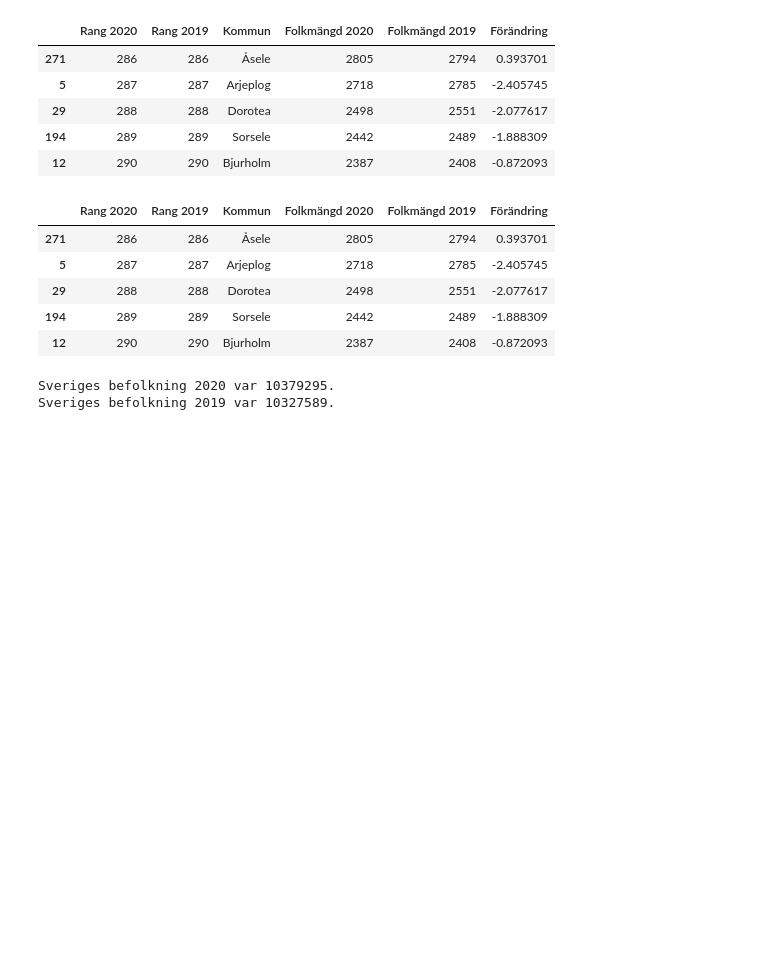
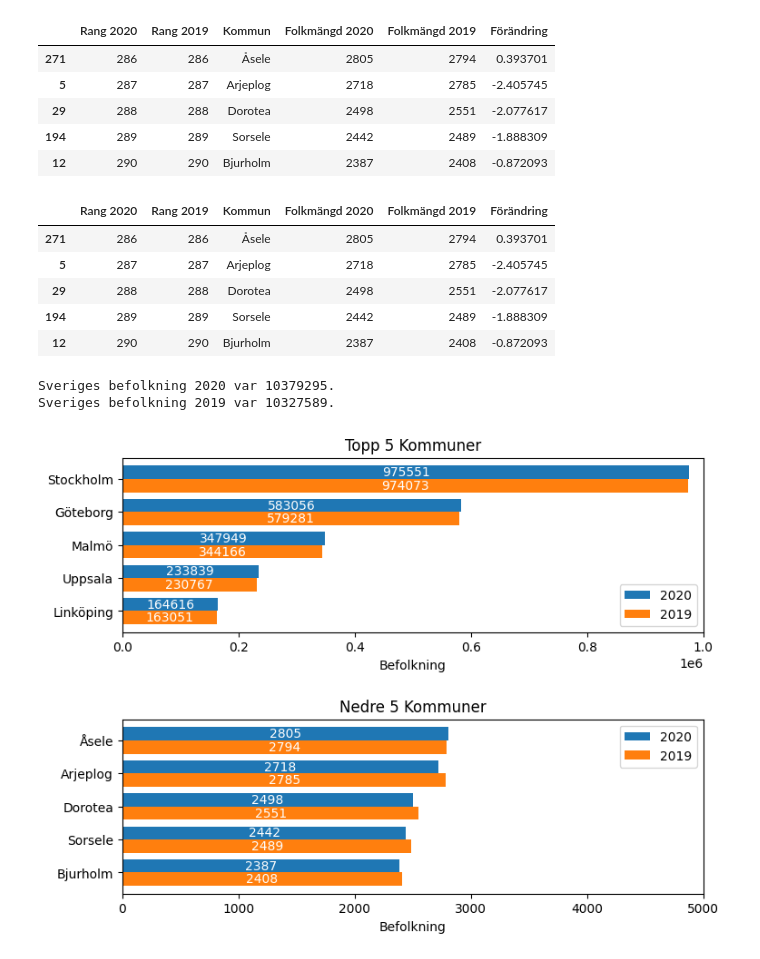
Before and after one commit to SVMino53/aiM24_Databehandling, a Jupyter notebook: Vecka 1/E1_pandas_basic_syntax.ipynb, the cells around one changed output. Cells and saved outputs as stored; diff of their text form; code cells hidden in the pictures; blank space fills up the shorter version.

```diff
--- a/Vecka 1/E1_pandas_basic_syntax.ipynb
+++ b/Vecka 1/E1_pandas_basic_syntax.ipynb
@@ -248,7 +249,8 @@ f)
 # %%
 # a)
 
-kommuner_df = pd.read_excel("../../Ali Repo/data/komtopp50_2020.xlsx", sheet_name="Totalt", header=[6])
+path = "../data/komtopp50_2020.xlsx"
+kommuner_df = pd.read_excel(path, sheet_name="Totalt", header=[6])
 
 kommuner_df.head()
 # %% [output]
@@ -362,6 +364,37 @@ print(f"Sveriges befolkning 2019 var {sum(populationer2019)}.")
 # %% [output]
 Sveriges befolkning 2020 var 10379295.
 Sveriges befolkning 2019 var 10327589.
+# %%
+# f)
+
+topp5 = kommuner_df.head()
+nedre = kommuner_df.tail()
+
+fig = plt.figure()
+
+ax = fig.add_axes((0, 0.6, 1, 0.4))
+bc20 = ax.barh(topp5["Kommun"][::-1], topp5["Folkmängd 2020"][::-1], 0.4, 0, align="edge", label=2020)
+bc19 = ax.barh(topp5["Kommun"], topp5["Folkmängd 2019"], -0.4, 0, align="edge", label=2019)
+ax.set_xlim(0, 1000000)
+ax.bar_label(bc20, label_type="center", color="white")
+ax.bar_label(bc19, label_type="center", color="white")
+ax.set_title("Topp 5 Kommuner")
+ax.set_xlabel("Befolkning")
+ax.legend()
+
+ax = fig.add_axes((0, 0, 1, 0.4))
+bc20 = ax.barh(nedre["Kommun"][::-1], nedre["Folkmängd 2020"][::-1], 0.4, 0, align="edge", label=2020)
+bc19 = ax.barh(nedre["Kommun"], nedre["Folkmängd 2019"], -0.4, 0, align="edge", label=2019)
+ax.set_xlim(0, 5000)
+ax.bar_label(bc20, label_type="center", color="white")
+ax.bar_label(bc19, label_type="center", color="white")
+ax.set_title("Nedre 5 Kommuner")
+ax.set_xlabel("Befolkning")
+ax.legend()
+
+plt.show()
+# %% [output]
+[figure, added]
 # %% [markdown]
 ---
 
```
Also changed, not shown: parts of 10 cells of this notebook, 1 other file.
